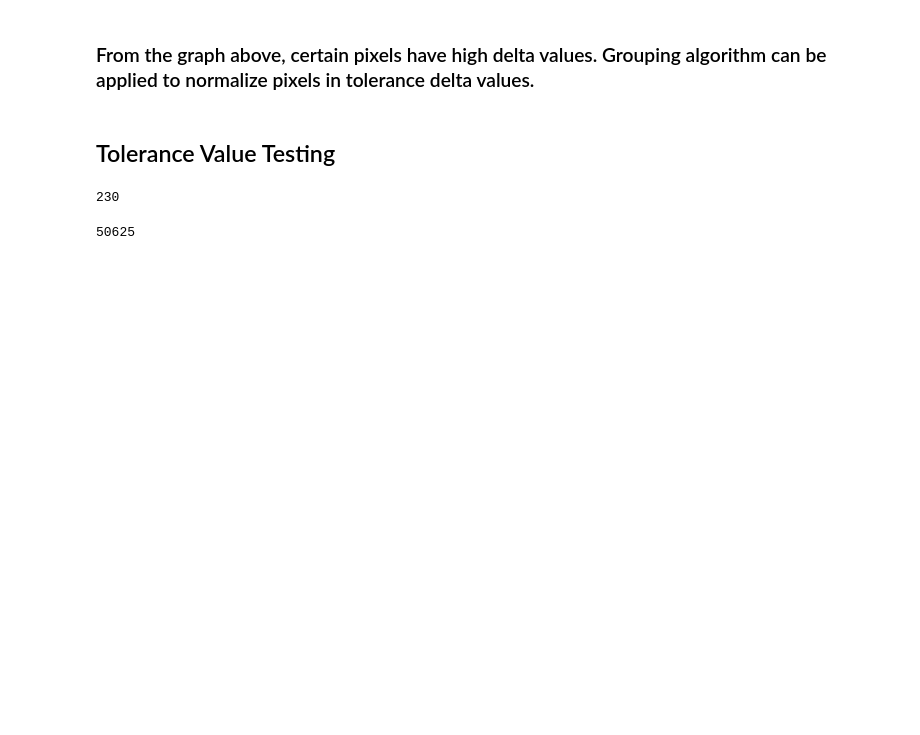
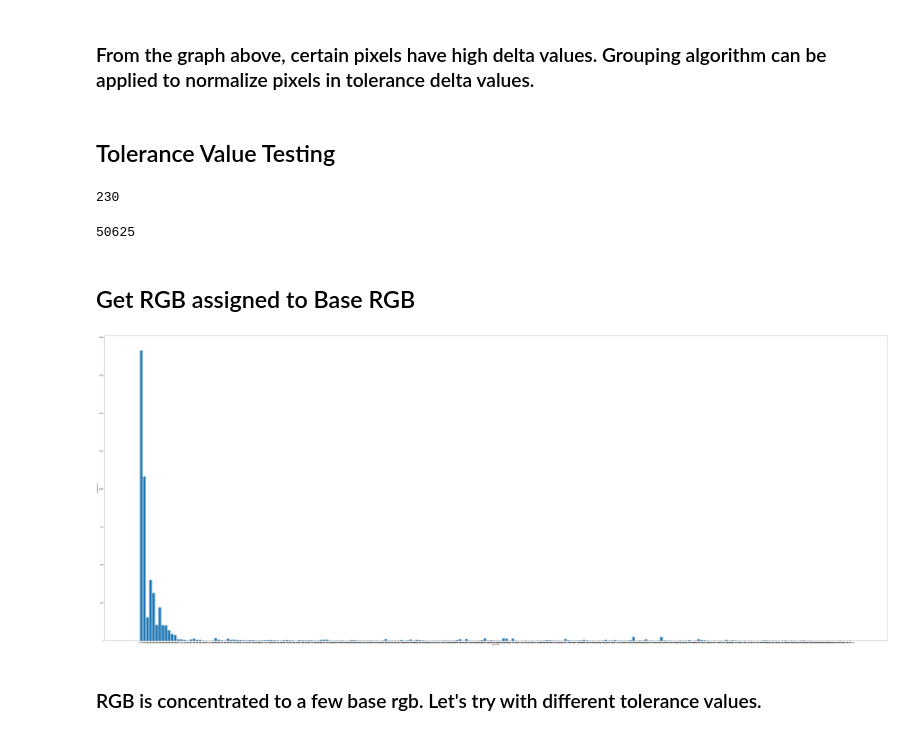
Before and after one commit to aperire/compressor, a Jupyter notebook: compressor.ipynb, the cells around one changed output. Saved outputs shown, nothing was run; the diff lists cells and outputs as text; code cells hidden in the pictures; blank space fills up the shorter version.

```diff
--- a/compressor.ipynb
+++ b/compressor.ipynb
@@ -125,3 +126,20 @@ for i in sorted_rgb_dict.values():
 len(overlap_check) #50625
 # %% [output]
 50625
+# %% [markdown]
+## Get RGB assigned to Base RGB
+# %%
+assigned_rgb_num = list()
+for i in sorted_rgb_dict.keys():
+    assigned_rgb_num.append(len(sorted_rgb_dict[i]))
+
+fig = plt.figure(figsize=(100,40))
+x_axis = list(sorted_rgb_dict.keys())
+plt.bar(x_axis, assigned_rgb_num)
+plt.xlabel("Base RGB")
+plt.ylabel("Assigned RGB")
+plt.show()
+# %% [output]
+[figure, added]
+# %% [markdown]
+### RGB is concentrated to a few base rgb. Let's try with different tolerance values.
```
Also changed, not shown: parts of 8 cells of this notebook.
